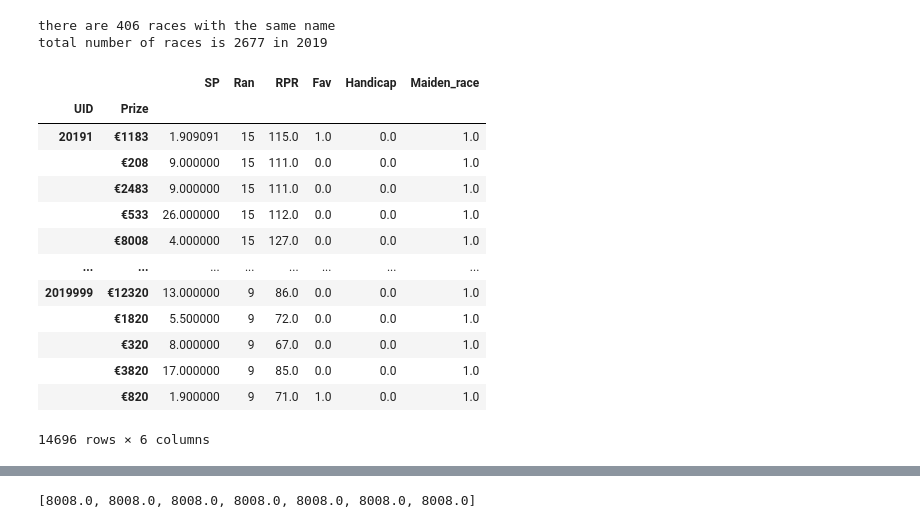
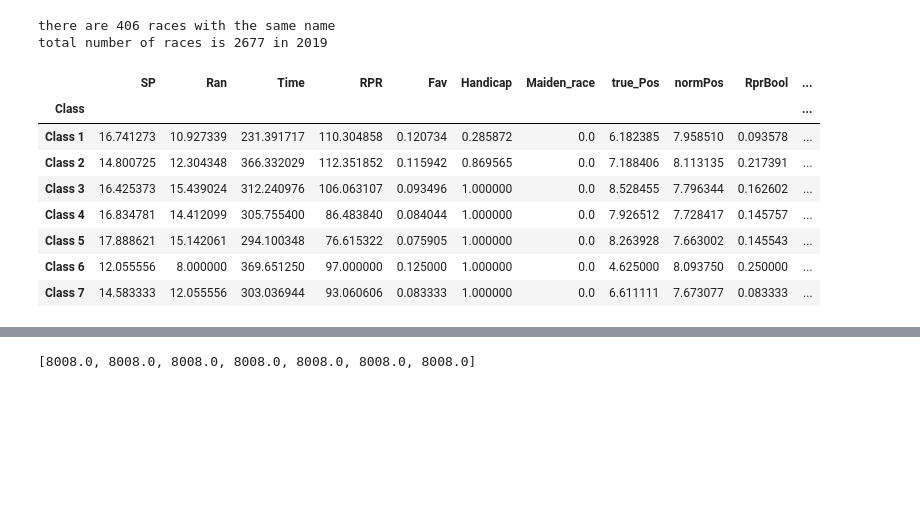
Before and after one commit to nizcode/horse_racing, a Jupyter notebook: racing_cleaning.ipynb, the cells around one changed output, grey strips where cells are left out. Drawn from its saved outputs; the diff is of its cells as text; code cells hidden in the pictures; blank space fills up the shorter version.

```diff
--- a/racing_cleaning.ipynb
+++ b/racing_cleaning.ipynb
@@ -246,27 +248,22 @@ sm_df['UID']=lsUID
 
 #Now each race a UID
 # %%
-racegrp = sm_df.groupby(['UID','Prize'])
+racegrp = sm_df.groupby(['Class'])
 #rp = sm_df.groupby(['UID'])
 racegrp.mean()
 #sm_df['Prize']=sm_df['Prize'].str.extract(pat='€')
 #sm_df['Prize']
 #sm_df['Class'].isna().sum()
 # %% [output]
-|  |  | SP | Ran | RPR | Fav | Handicap | Maiden_race |
-| UID | Prize |  |  |  |  |  |  |
-| 20191 | €1183 | 1.909091 | 15 | 115.0 | 1.0 | 0.0 | 1.0 |
-|  | €208 | 9.000000 | 15 | 111.0 | 0.0 | 0.0 | 1.0 |
-|  | €2483 | 9.000000 | 15 | 111.0 | 0.0 | 0.0 | 1.0 |
-|  | €533 | 26.000000 | 15 | 112.0 | 0.0 | 0.0 | 1.0 |
-|  | €8008 | 4.000000 | 15 | 127.0 | 0.0 | 0.0 | 1.0 |
-| ... | ... | ... | ... | ... | ... | ... | ... |
-| 2019999 | €12320 | 13.000000 | 9 | 86.0 | 0.0 | 0.0 | 1.0 |
-|  | €1820 | 5.500000 | 9 | 72.0 | 0.0 | 0.0 | 1.0 |
-|  | €320 | 8.000000 | 9 | 67.0 | 0.0 | 0.0 | 1.0 |
-|  | €3820 | 17.000000 | 9 | 85.0 | 0.0 | 0.0 | 1.0 |
-|  | €820 | 1.900000 | 9 | 71.0 | 1.0 | 0.0 | 1.0 |
+|  | SP | Ran | Time | RPR | Fav | Handicap | Maiden_race | true_Pos | normPos | RprBool | ... |
+| Class |  |  |  |  |  |  |  |  |  |  | ... |
+| Class 1 | 16.741273 | 10.927339 | 231.391717 | 110.304858 | 0.120734 | 0.285872 | 0.0 | 6.182385 | 7.958510 | 0.093578 | ... |
+| Class 2 | 14.800725 | 12.304348 | 366.332029 | 112.351852 | 0.115942 | 0.869565 | 0.0 | 7.188406 | 8.113135 | 0.217391 | ... |
+| Class 3 | 16.425373 | 15.439024 | 312.240976 | 106.063107 | 0.093496 | 1.000000 | 0.0 | 8.528455 | 7.796344 | 0.162602 | ... |
+| Class 4 | 16.834781 | 14.412099 | 305.755400 | 86.483840 | 0.084044 | 1.000000 | 0.0 | 7.926512 | 7.728417 | 0.145757 | ... |
+| Class 5 | 17.888621 | 15.142061 | 294.100348 | 76.615322 | 0.075905 | 1.000000 | 0.0 | 8.263928 | 7.663002 | 0.145543 | ... |
+| Class 6 | 12.055556 | 8.000000 | 369.651250 | 97.000000 | 0.125000 | 1.000000 | 0.0 | 4.625000 | 8.093750 | 0.250000 | ... |
+| Class 7 | 14.583333 | 12.055556 | 303.036944 | 93.060606 | 0.083333 | 1.000000 | 0.0 | 6.611111 | 7.673077 | 0.083333 | ... |
-14696 rows × 6 columns
 # %%
 #Still trying to find a way to easily assign UIDs
 #Trying not to do any real complicated loops
```
Also changed, not shown: parts of 9 cells of this notebook, 2 other files.
